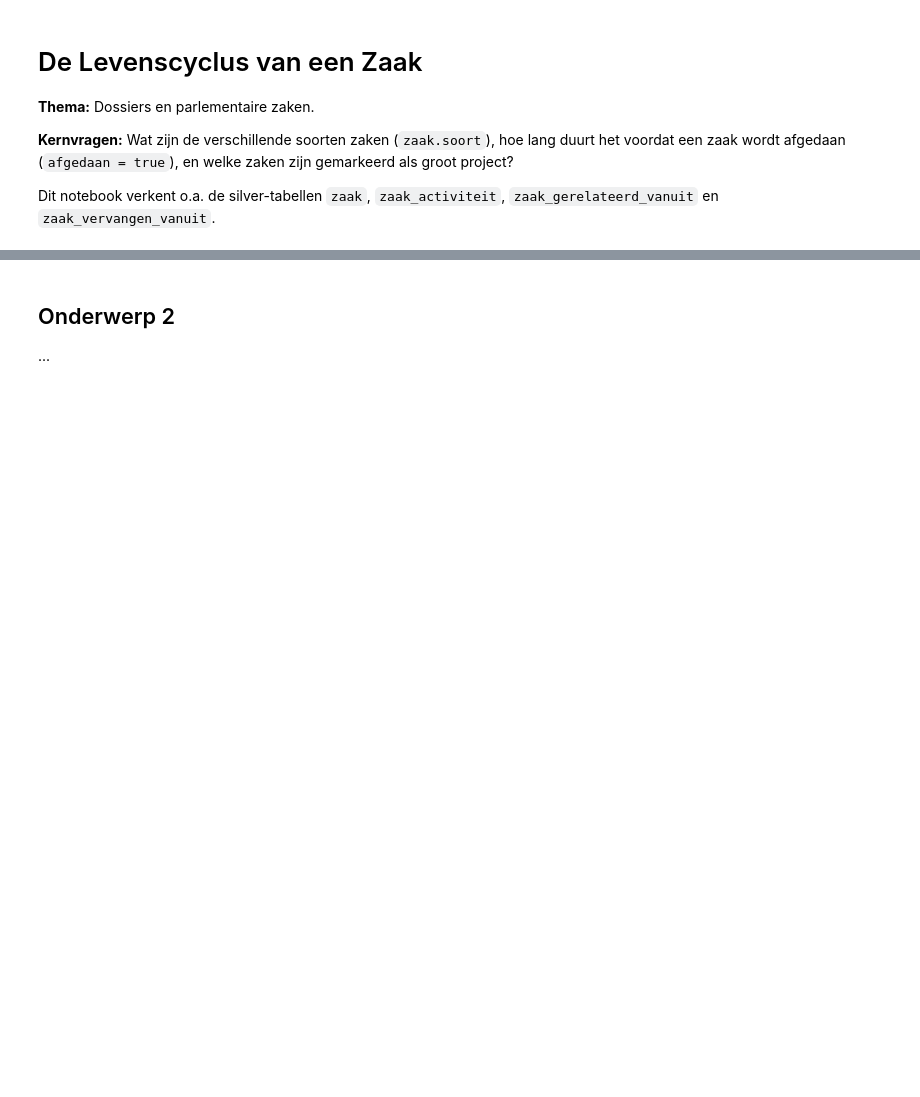
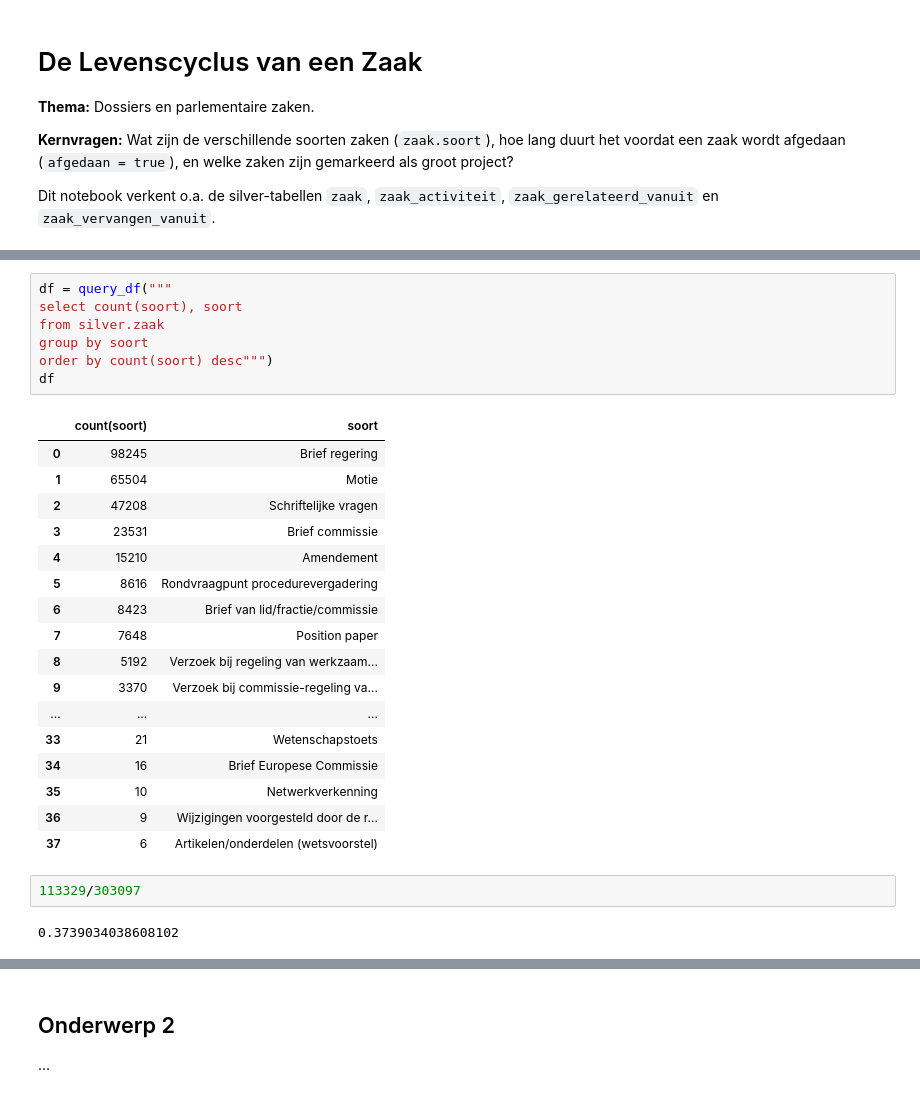
Before and after one commit to ElizeWierenga/tweedekamer-monitor, a Jupyter notebook: eda/levenscyclus_zaak.ipynb, the cells around one changed output, grey strips where cells are left out. Cells and saved outputs as stored; diff of their text form; blank space fills up the shorter version.

```diff
--- a/eda/levenscyclus_zaak.ipynb
+++ b/eda/levenscyclus_zaak.ipynb
@@ -41,0 +146,29 @@ Geef hier een beschrijving van het onderwerp of deelvraag die je wilt beantwoord
+# %%
+df = query_df("""
+select count(soort), soort
+from silver.zaak
+group by soort
+order by count(soort) desc""")
+df
+# %% [output]
+|  | count(soort) | soort |
+| 0 | 98245 | Brief regering |
+| 1 | 65504 | Motie |
+| 2 | 47208 | Schriftelijke vragen |
+| 3 | 23531 | Brief commissie |
+| 4 | 15210 | Amendement |
+| 5 | 8616 | Rondvraagpunt procedurevergadering |
+| 6 | 8423 | Brief van lid/fractie/commissie |
+| 7 | 7648 | Position paper |
+| 8 | 5192 | Verzoek bij regeling van werkzaam... |
+| 9 | 3370 | Verzoek bij commissie-regeling va... |
+| ... | ... | ... |
+| 33 | 21 | Wetenschapstoets |
+| 34 | 16 | Brief Europese Commissie |
+| 35 | 10 | Netwerkverkenning |
+| 36 | 9 | Wijzigingen voorgesteld door de r... |
+| 37 | 6 | Artikelen/onderdelen (wetsvoorstel) |
+# %%
+113329/303097
+# %% [output]
+0.3739034038608102
```
Also changed, not shown: parts of 11 cells of this notebook.
